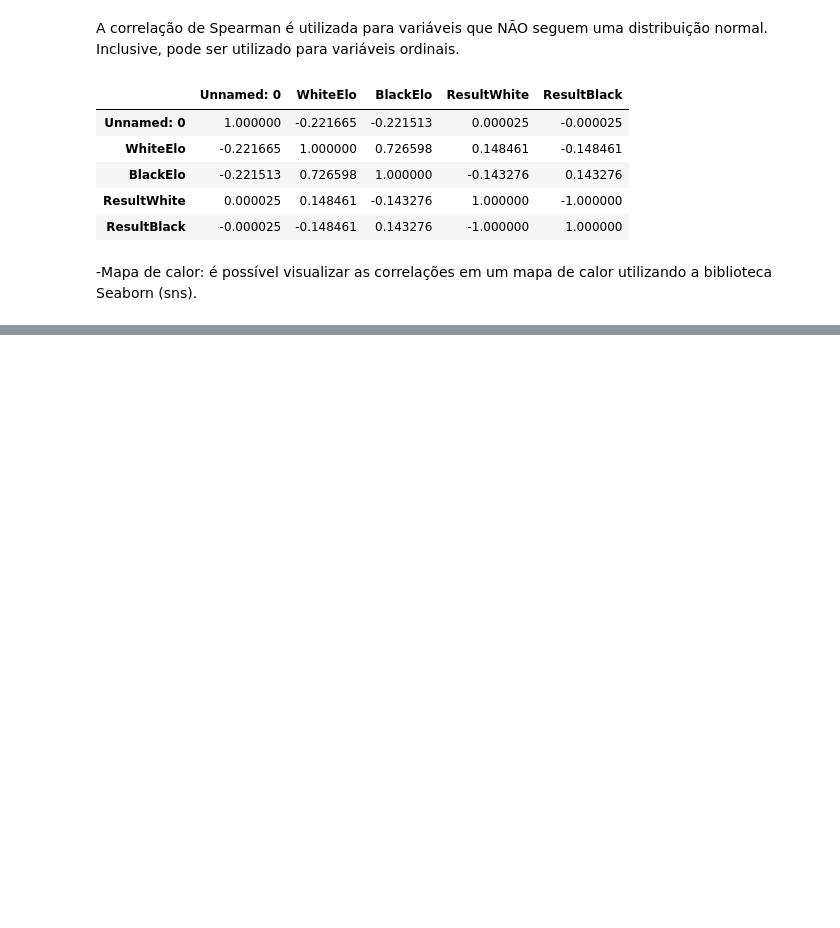
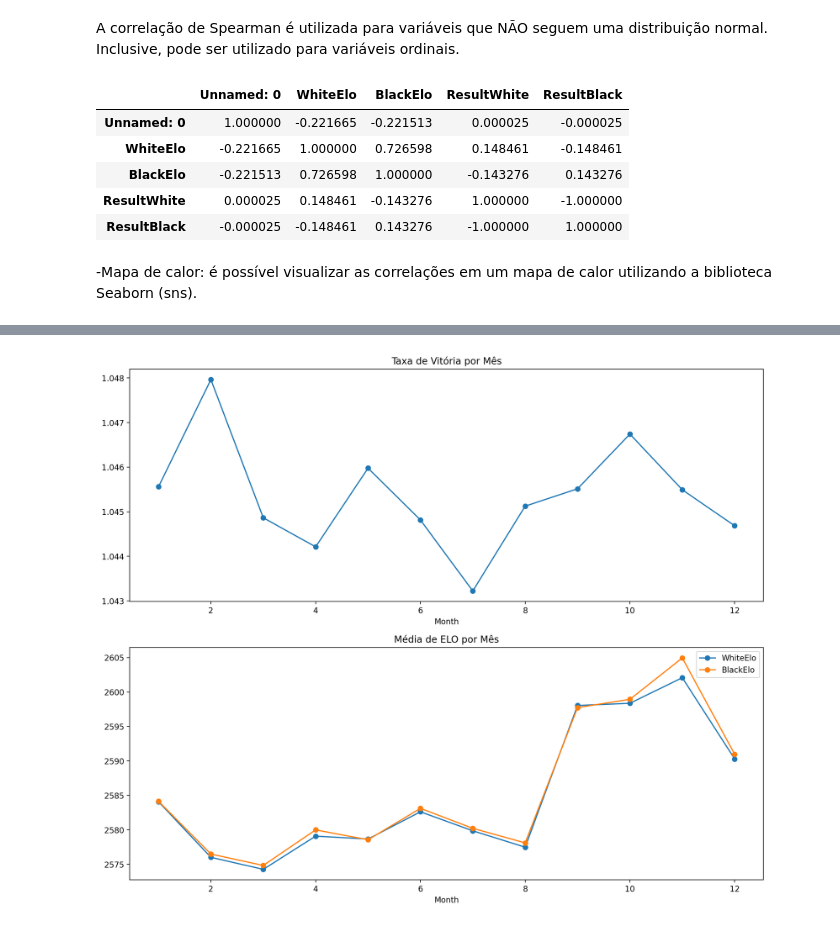
Before and after one commit to DaviCoene/IC---Machine-Learning-in-Chess, a Jupyter notebook: Chess_Testes_estatísticos_e_correlação.ipynb, the cells around one changed output, grey strips where cells are left out. Cells and saved outputs as stored; diff of their text form; code cells hidden in the pictures; blank space fills up the shorter version.

```diff
--- a/Chess_Testes_estatísticos_e_correlação.ipynb
+++ b/Chess_Testes_estatísticos_e_correlação.ipynb
@@ -325,7 +291,7 @@ fonte: https://www.statology.org/correlation-test-in-python/
 from scipy.stats.stats import pearsonr
 
 x = df['WhiteElo']
-y = df['WhiteElo']
+y = df['BlackElo']
 
 #calculation correlation coefficient and p-value between x and y
 pearsonr(x, y)
@@ -486,5 +320,0 @@ The p-value for the test using the assumption that H has a chi square distributi
-# %%
-from scipy import stats
-x = [1, 3, 5, 7, 9]
-y = [2, 4, 6, 8, 10]
-stats.kruskal(x, y)
@@ -490,0 +648,27 @@ stats.kruskal(x, y)
+# %%
+
+# Análise por mês
+df['Month'] = df['Date'].dt.month
+monthly_stats = df.groupby('Month').agg({
+    'Result_encoded': 'mean',
+    'WhiteElo': 'mean',
+    'BlackElo': 'mean'
+})
+
+# Visualização
+fig, axes = plt.subplots(2, 1, figsize=(12, 10))
+
+monthly_stats['Result_encoded'].plot(
+    ax=axes[0], kind='line', marker='o'
+)
+axes[0].set_title('Taxa de Vitória por Mês')
+
+monthly_stats[['WhiteElo', 'BlackElo']].plot(
+    ax=axes[1], kind='line', marker='o'
+)
+axes[1].set_title('Média de ELO por Mês')
+
+plt.tight_layout()
+plt.show()
+# %% [output]
+[figure, added]
```
Also changed, not shown: parts of 29 cells of this notebook.
